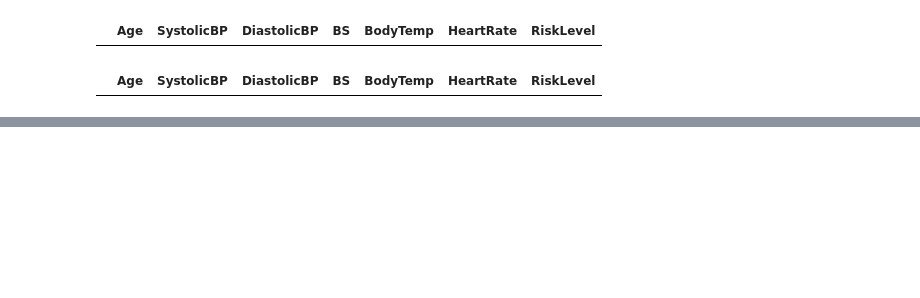
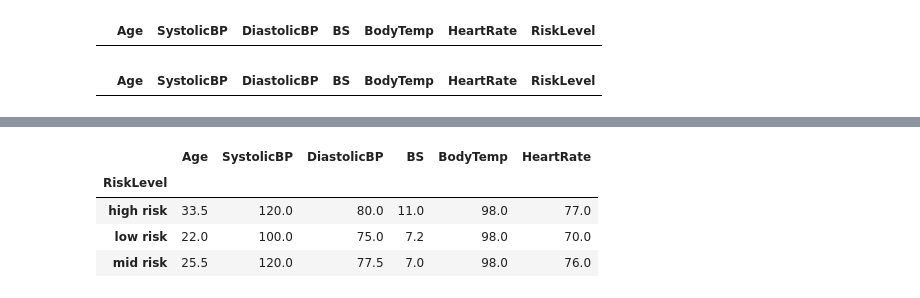
Before and after one commit to xloli20/SIC-MATERNAL-AI, a Jupyter notebook: ml/notebooks/preprocessing.ipynb, the cells around one changed output, grey strips where cells are left out. Cells and saved outputs as stored; diff of their text form; code cells hidden in the pictures; blank space fills up the shorter version.

```diff
--- a/ml/notebooks/preprocessing.ipynb
+++ b/ml/notebooks/preprocessing.ipynb
@@ -314,0 +385,8 @@ df_clean.loc[499, "RiskLevel"]
+# %%
+df_clean.groupby("RiskLevel")[numeric_cols].median().round(2)
+# %% [output]
+|  | Age | SystolicBP | DiastolicBP | BS | BodyTemp | HeartRate |
+| RiskLevel |  |  |  |  |  |  |
+| high risk | 33.5 | 120.0 | 80.0 | 11.0 | 98.0 | 77.0 |
+| low risk | 22.0 | 100.0 | 75.0 | 7.2 | 98.0 | 70.0 |
+| mid risk | 25.5 | 120.0 | 77.5 | 7.0 | 98.0 | 76.0 |
```
Also changed, not shown: parts of 17 cells of this notebook.
